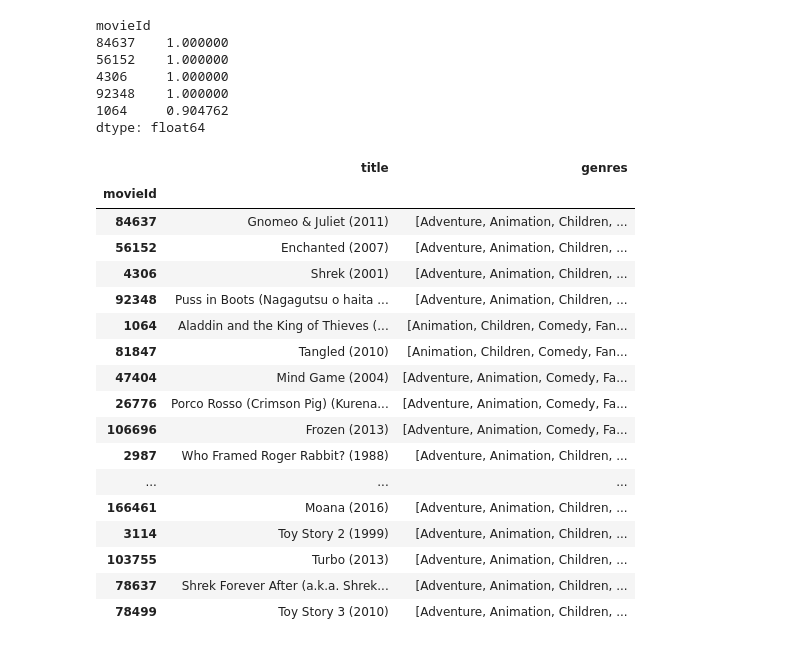
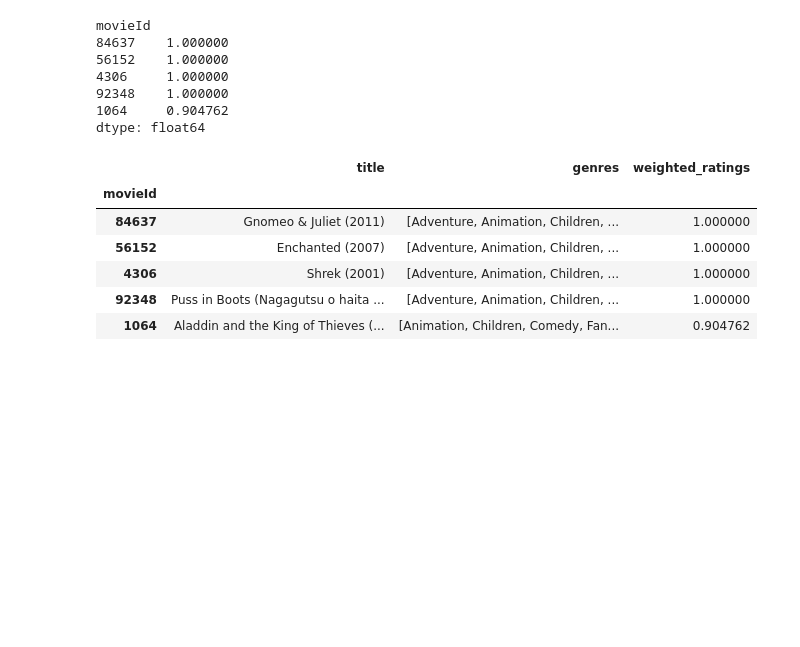
Before and after one commit to ttam37/dsc-mod-4-project-v2-1-onl01-dtsc-ft-052620, a Jupyter notebook: notebooks/content_filtering.ipynb, the cells around one changed output. Cells and saved outputs as stored; diff of their text form; code cells hidden in the pictures; blank space fills up the shorter version.

```diff
--- a/notebooks/content_filtering.ipynb
+++ b/notebooks/content_filtering.ipynb
@@ -382,8 +394,7 @@ movies_df
 user_movie_ratings = [
             {'title':'Jumanji (1995)', 'rating':3.0},
             {'title':'No Game No Life: Zero (2017)', 'rating':4.5},
-            {'title':'Grumpier Old Men (1995)', 'rating':4.5},
-            {'title':'NFather of the Bride Part II (1995)', 'rating':4.5}
+            {'title':'Grumpier Old Men (1995)', 'rating':4.5}
          ]
 user_movie_ratings = pd.DataFrame(user_movie_ratings)
 user_movie_ratings
@@ -555,30 +565,21 @@ dtype: float64
 # %%
 # first we make a copy of the original movies_df
 copy = movies_df.copy(deep=True)
 # Then we set its index to movieId
 copy = copy.set_index('movieId', drop=True)
 # Next we enlist the top 20 recommended movieIds we defined above
 top_20_index = recommendation_table_df.index[:20].tolist()
 # finally we slice these indices from the copied movies df and save in a variable
 recommended_movies = copy.loc[top_20_index, :]
+# add weighted ratings to recommended movie df
+recommended_movies['weighted_ratings'] = recommendation_table_df
 # Now we can display the top 20 movies in descending order of preference
-recommended_movies
+recommended_movies[0:5]
 # %% [output]
-|  | title | genres |
-| movieId |  |  |
-| 84637 | Gnomeo & Juliet (2011) | [Adventure, Animation, Children, ... |
-| 56152 | Enchanted (2007) | [Adventure, Animation, Children, ... |
-| 4306 | Shrek (2001) | [Adventure, Animation, Children, ... |
-| 92348 | Puss in Boots (Nagagutsu o haita ... | [Adventure, Animation, Children, ... |
-| 1064 | Aladdin and the King of Thieves (... | [Animation, Children, Comedy, Fan... |
-| 81847 | Tangled (2010) | [Animation, Children, Comedy, Fan... |
-| 47404 | Mind Game (2004) | [Adventure, Animation, Comedy, Fa... |
-| 26776 | Porco Rosso (Crimson Pig) (Kurena... | [Adventure, Animation, Comedy, Fa... |
-| 106696 | Frozen (2013) | [Adventure, Animation, Comedy, Fa... |
-| 2987 | Who Framed Roger Rabbit? (1988) | [Adventure, Animation, Children, ... |
-| ... | ... | ... |
-| 166461 | Moana (2016) | [Adventure, Animation, Children, ... |
-| 3114 | Toy Story 2 (1999) | [Adventure, Animation, Children, ... |
-| 103755 | Turbo (2013) | [Adventure, Animation, Children, ... |
-| 78637 | Shrek Forever After (a.k.a. Shrek... | [Adventure, Animation, Children, ... |
-| 78499 | Toy Story 3 (2010) | [Adventure, Animation, Children, ... |
+|  | title | genres | weighted_ratings |
+| movieId |  |  |  |
+| 84637 | Gnomeo & Juliet (2011) | [Adventure, Animation, Children, ... | 1.000000 |
+| 56152 | Enchanted (2007) | [Adventure, Animation, Children, ... | 1.000000 |
+| 4306 | Shrek (2001) | [Adventure, Animation, Children, ... | 1.000000 |
+| 92348 | Puss in Boots (Nagagutsu o haita ... | [Adventure, Animation, Children, ... | 1.000000 |
+| 1064 | Aladdin and the King of Thieves (... | [Animation, Children, Comedy, Fan... | 0.904762 |
```
Also changed, not shown: parts of 6 cells of this notebook, 5 other files.
